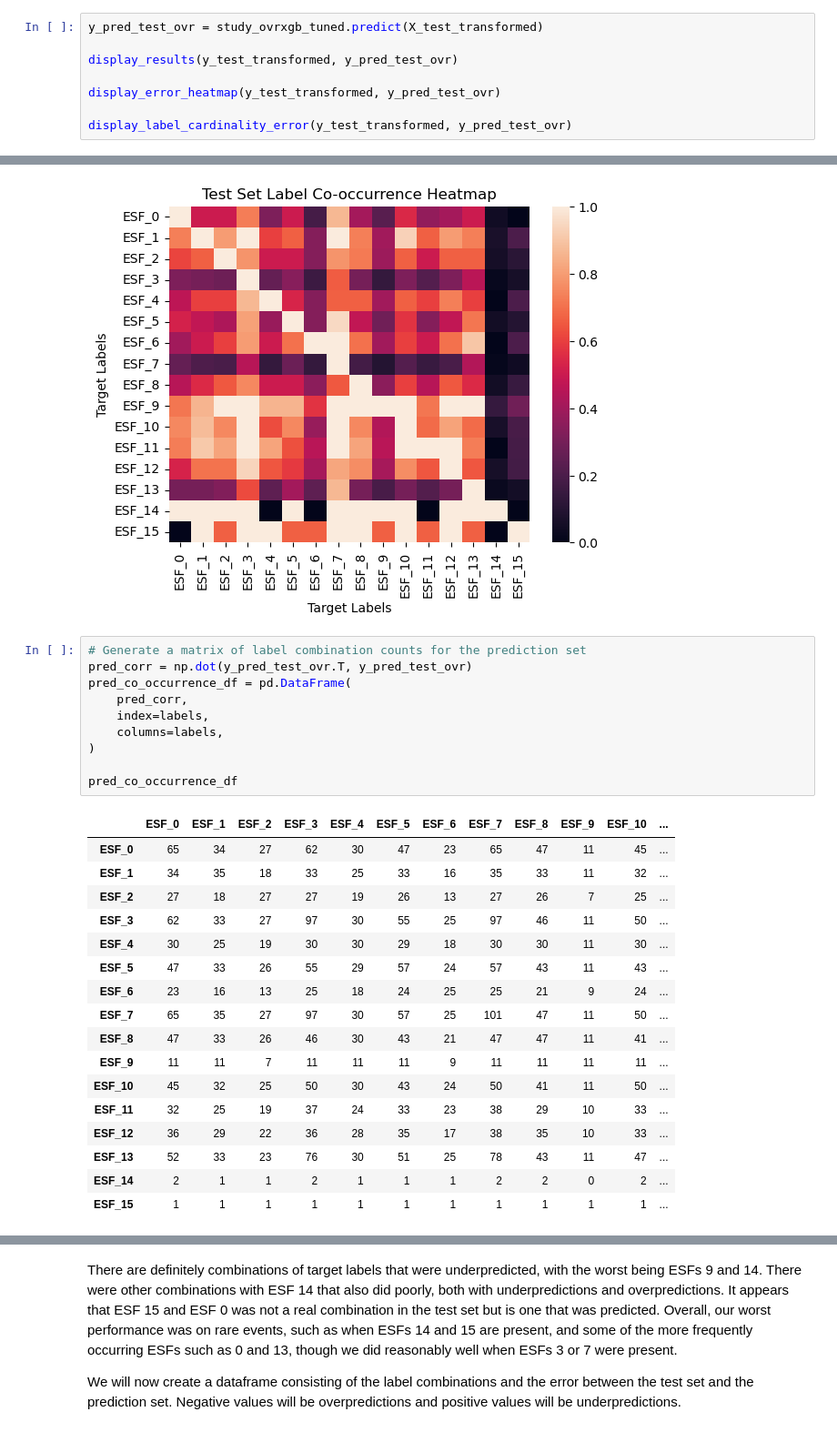
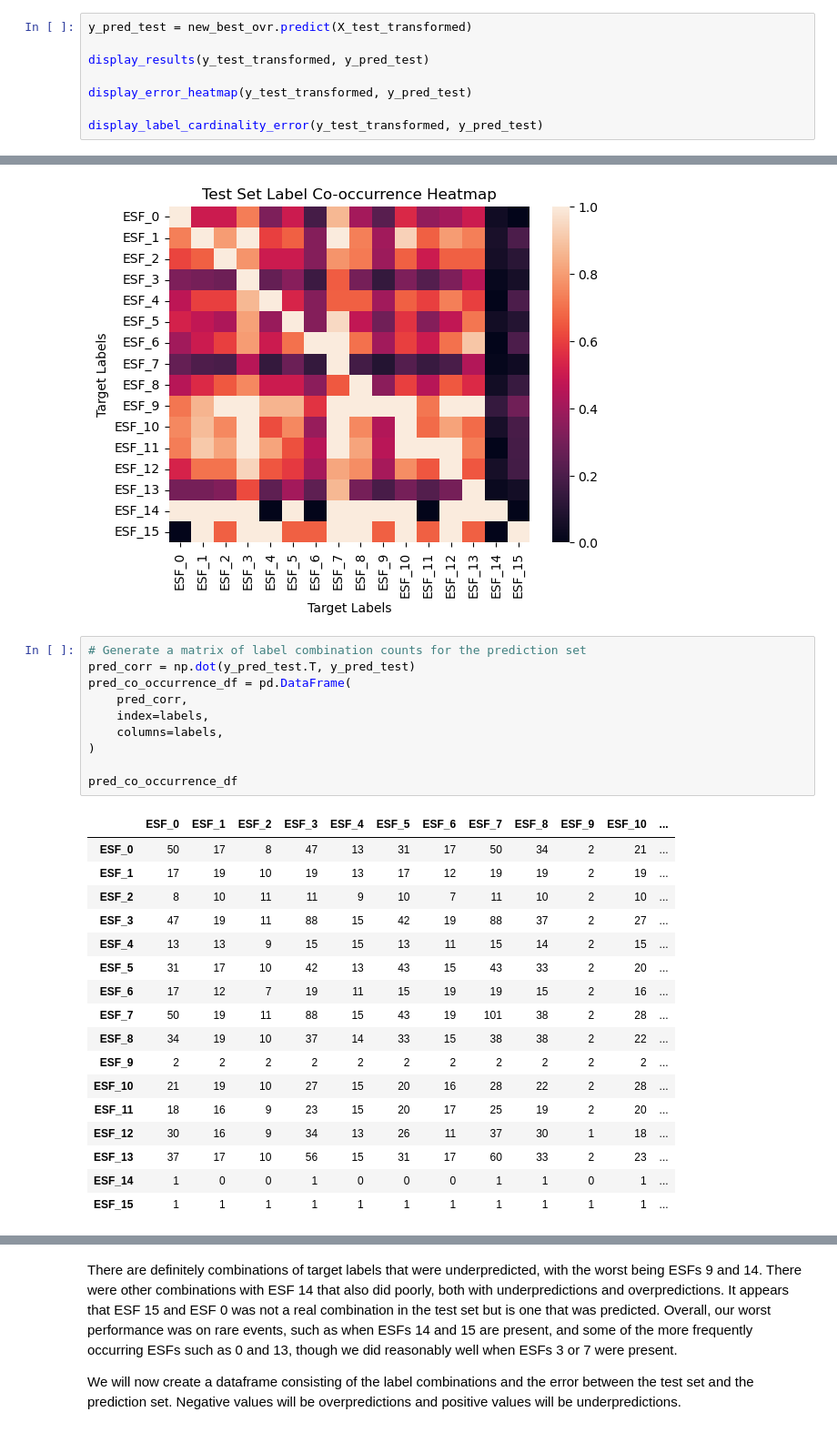
Before and after one commit to capstoneFA2025/FEMA-Recommender, a Jupyter notebook: multilabel_classification_model_selection_ESF.ipynb, the cells around one changed output, grey strips where cells are left out. Shown at 91% size. Saved outputs shown, nothing was run; the diff lists cells and outputs as text.

```diff
--- a/multilabel_classification_model_selection_ESF.ipynb
+++ b/multilabel_classification_model_selection_ESF.ipynb
@@ -1805,13 +1842,13 @@ y_test_transformed.head()
 # %% [markdown]
 We will see how our model performs on the transformed test set.
 # %%
-y_pred_test_ovr = study_ovrxgb_tuned.predict(X_test_transformed)
+y_pred_test = new_best_ovr.predict(X_test_transformed)
 
-display_results(y_test_transformed, y_pred_test_ovr)
+display_results(y_test_transformed, y_pred_test)
 
-display_error_heatmap(y_test_transformed, y_pred_test_ovr)
+display_error_heatmap(y_test_transformed, y_pred_test)
 
-display_label_cardinality_error(y_test_transformed, y_pred_test_ovr)
+display_label_cardinality_error(y_test_transformed, y_pred_test)
 # %% [output]
 True Multi-Label Targets:
    ESF_0  ESF_1  ESF_2  ESF_3  ESF_4  ESF_5  ESF_6  ESF_7  ESF_8  ESF_9  \
@@ -2042,31 +2110,31 @@ plt.show()
 [figure]
 # %%
 # Generate a matrix of label combination counts for the prediction set
-pred_corr = np.dot(y_pred_test_ovr.T, y_pred_test_ovr)
+pred_corr = np.dot(y_pred_test.T, y_pred_test)
 pred_co_occurrence_df = pd.DataFrame(
     pred_corr,
     index=labels,
     columns=labels,
 )
 
 pred_co_occurrence_df
 # %% [output]
 |  | ESF_0 | ESF_1 | ESF_2 | ESF_3 | ESF_4 | ESF_5 | ESF_6 | ESF_7 | ESF_8 | ESF_9 | ESF_10 | ... |
-| ESF_0 | 65 | 34 | 27 | 62 | 30 | 47 | 23 | 65 | 47 | 11 | 45 | ... |
-| ESF_1 | 34 | 35 | 18 | 33 | 25 | 33 | 16 | 35 | 33 | 11 | 32 | ... |
-| ESF_2 | 27 | 18 | 27 | 27 | 19 | 26 | 13 | 27 | 26 | 7 | 25 | ... |
-| ESF_3 | 62 | 33 | 27 | 97 | 30 | 55 | 25 | 97 | 46 | 11 | 50 | ... |
-| ESF_4 | 30 | 25 | 19 | 30 | 30 | 29 | 18 | 30 | 30 | 11 | 30 | ... |
-| ESF_5 | 47 | 33 | 26 | 55 | 29 | 57 | 24 | 57 | 43 | 11 | 43 | ... |
-| ESF_6 | 23 | 16 | 13 | 25 | 18 | 24 | 25 | 25 | 21 | 9 | 24 | ... |
-| ESF_7 | 65 | 35 | 27 | 97 | 30 | 57 | 25 | 101 | 47 | 11 | 50 | ... |
-| ESF_8 | 47 | 33 | 26 | 46 | 30 | 43 | 21 | 47 | 47 | 11 | 41 | ... |
-| ESF_9 | 11 | 11 | 7 | 11 | 11 | 11 | 9 | 11 | 11 | 11 | 11 | ... |
-| ESF_10 | 45 | 32 | 25 | 50 | 30 | 43 | 24 | 50 | 41 | 11 | 50 | ... |
-| ESF_11 | 32 | 25 | 19 | 37 | 24 | 33 | 23 | 38 | 29 | 10 | 33 | ... |
-| ESF_12 | 36 | 29 | 22 | 36 | 28 | 35 | 17 | 38 | 35 | 10 | 33 | ... |
-| ESF_13 | 52 | 33 | 23 | 76 | 30 | 51 | 25 | 78 | 43 | 11 | 47 | ... |
-| ESF_14 | 2 | 1 | 1 | 2 | 1 | 1 | 1 | 2 | 2 | 0 | 2 | ... |
+| ESF_0 | 50 | 17 | 8 | 47 | 13 | 31 | 17 | 50 | 34 | 2 | 21 | ... |
+| ESF_1 | 17 | 19 | 10 | 19 | 13 | 17 | 12 | 19 | 19 | 2 | 19 | ... |
+| ESF_2 | 8 | 10 | 11 | 11 | 9 | 10 | 7 | 11 | 10 | 2 | 10 | ... |
+| ESF_3 | 47 | 19 | 11 | 88 | 15 | 42 | 19 | 88 | 37 | 2 | 27 | ... |
+| ESF_4 | 13 | 13 | 9 | 15 | 15 | 13 | 11 | 15 | 14 | 2 | 15 | ... |
+| ESF_5 | 31 | 17 | 10 | 42 | 13 | 43 | 15 | 43 | 33 | 2 | 20 | ... |
+| ESF_6 | 17 | 12 | 7 | 19 | 11 | 15 | 19 | 19 | 15 | 2 | 16 | ... |
+| ESF_7 | 50 | 19 | 11 | 88 | 15 | 43 | 19 | 101 | 38 | 2 | 28 | ... |
+| ESF_8 | 34 | 19 | 10 | 37 | 14 | 33 | 15 | 38 | 38 | 2 | 22 | ... |
+| ESF_9 | 2 | 2 | 2 | 2 | 2 | 2 | 2 | 2 | 2 | 2 | 2 | ... |
+| ESF_10 | 21 | 19 | 10 | 27 | 15 | 20 | 16 | 28 | 22 | 2 | 28 | ... |
+| ESF_11 | 18 | 16 | 9 | 23 | 15 | 20 | 17 | 25 | 19 | 2 | 20 | ... |
+| ESF_12 | 30 | 16 | 9 | 34 | 13 | 26 | 11 | 37 | 30 | 1 | 18 | ... |
+| ESF_13 | 37 | 17 | 10 | 56 | 15 | 31 | 17 | 60 | 33 | 2 | 23 | ... |
+| ESF_14 | 1 | 0 | 0 | 1 | 0 | 0 | 0 | 1 | 1 | 0 | 1 | ... |
 | ESF_15 | 1 | 1 | 1 | 1 | 1 | 1 | 1 | 1 | 1 | 1 | 1 | ... |
 # %%
 pred_label_counts = np.diag(pred_co_occurrence_df)
```
Also changed, not shown: parts of 82 cells of this notebook, 1 other file.
